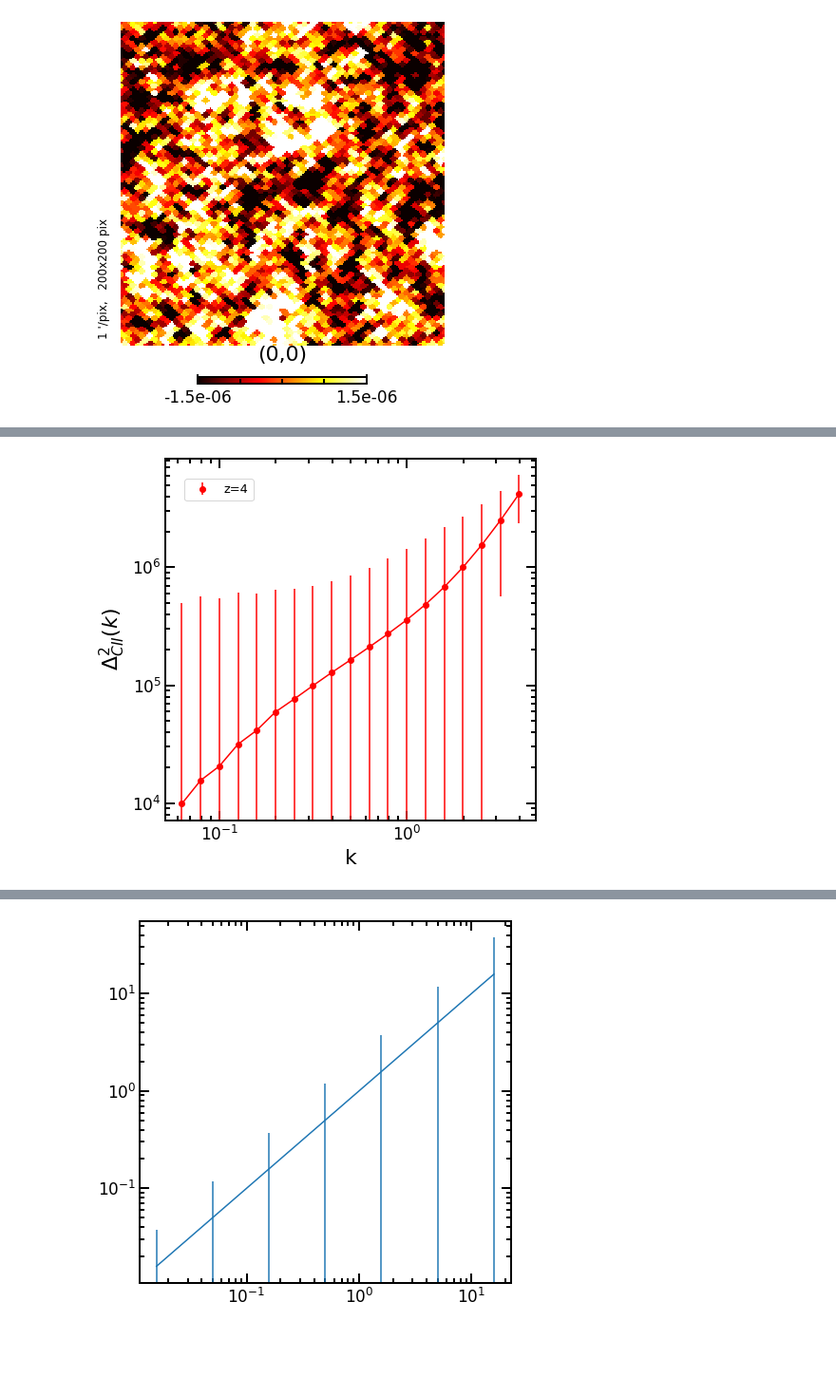
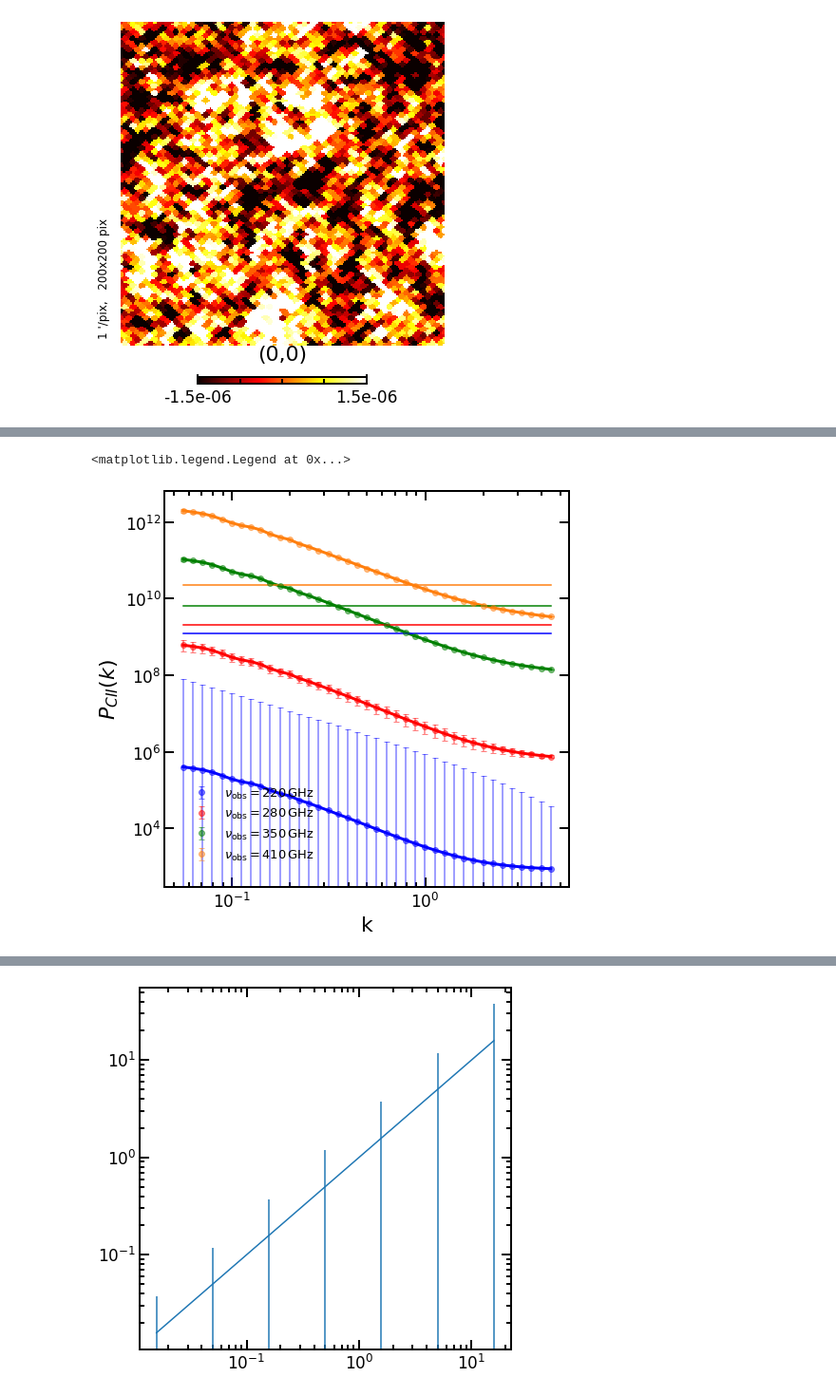
Before and after one commit to Anirbancosmo/Limpy, a Jupyter notebook: notebook/theory.ipynb, the cells around one changed output, grey strips where cells are left out. Shown: that part at 95% size. Saved outputs shown, nothing was run; the diff lists cells and outputs as text; code cells hidden in the pictures; blank space fills up the shorter version.

```diff
--- a/notebook/theory.ipynb
+++ b/notebook/theory.ipynb
@@ -332,17 +335,19 @@ def k_binning(kmin, kmax, ln_deltak):
     k_center=(kk[:-1]+delta_k)/2
     return k_center, delta_k
 
-k_center, delta_k=k_binning(1e-1, 1e1, ln_deltak=0.2)
+k_center, delta_k=k_binning(1e-1, 1e1, ln_deltak=0.035)
 
-zline=3.0
-snr=SNR_line(k_center,zline, delta_lnk=delta_k, A_s=8, B_nu=20, line_name='CII')
+nu_obs=280
+line_name='CII'
+z_line=lu.nu_obs_to_z(nu_obs, line_name=line_name)
+snr=SNR_line(k_center,nu_obs, delta_lnk=delta_k, A_s=8, B_nu=20, line_name=line_name)
 
-error_pk=error_pk_line(k_center,zline, delta_lnk=delta_k, A_s=8, B_nu=20, line_name='CII')
+error_pk=error_pk_line(k_center,nu_obs, delta_lnk=delta_k, A_s=8, B_nu=20, line_name=line_name)
 
-dktotal_cii=lt.Pk_line(k_center,zline,line_name=line_name,label='total',pk_unit='intensity')
+dktotal_cii=lt.Pk_line(k_center,z_line,line_name=line_name,label='total',pk_unit='intensity')
 
 
-plt.plot(k_center, dktotal_cii, 'blue',lw=3)
+#plt.plot(k_center, dktotal_cii, 'blue',lw=3)
 plt.errorbar(k_center, dktotal_cii, yerr=error_pk, color='C1', fmt='o', capsize=3)
 plt.tight_layout()
 plt.yscale('log')
@@ -377,29 +384,58 @@ def k_binning(kmin, kmax, ln_deltak):
 
 k_center, delta_k=k_binning(1e-1, 1e1, ln_deltak=0.1)
 
-z1=4
-z2=7
-snr_1=SNR_line(k_center,z1, delta_lnk=delta_k, A_s=8, B_nu=20, line_name='CII')
-error_1=error_pk_line(k_center,z1, delta_lnk=delta_k, A_s=8, B_nu=20, line_name='CII')
-error_1=k_center**3*error_1/(2*np.pi**2)
-dktotal_cii_1=lt.Pk_line(k_center,z1,line_name=line_name,label='total',pk_unit='intensity')
-
-snr_2=SNR_line(k_center,z2, delta_lnk=delta_k, A_s=8, B_nu=20, line_name='CII')
-error_2=error_pk_line(k_center,z2, delta_lnk=delta_k, A_s=8, B_nu=20, line_name='CII')
-error_2=k_center**3*error_2/(2*np.pi**2)
-dktotal_cii_2=lt.Pk_line(k_center,z2,line_name=line_name,label='total',pk_unit='intensity')
+nu_obs1=220
+nu_obs2=280
+nu_obs3=350
+nu_obs4=410
 
 
+k_center, delta_k=k_binning(1e-1, 1e1, ln_deltak=0.05)
 
-plt.plot(k_center, dktotal_cii_1, color='r')
-plt.errorbar(k_center, dktotal_cii_1, yerr=error_1, fmt='o', color='r', label='z=4')
+line_name='CII'
+z_line1=lu.nu_obs_to_z(nu_obs1, line_name=line_name)
+snr_1=SNR_line(k_center,nu_obs1, delta_lnk=delta_k, A_s=8, B_nu=20, line_name=line_name)
+error_pk_1=error_pk_line(k_center,nu_obs1, delta_lnk=delta_k, A_s=8, B_nu=20, line_name=line_name)
+dktotal_cii_1=lt.Pk_line(k_center,z_line1,line_name=line_name,label='total',pk_unit='intensity')
 
-#plt.plot(k_center, dktotal_cii_2, color='g')
-#plt.errorbar(k_center, dktotal_cii_2, yerr=error_2, fmt='o', color='g', label='z=7' )
+z_line2=lu.nu_obs_to_z(nu_obs2, line_name=line_name)
+snr_2=SNR_line(k_center,nu_obs2, delta_lnk=delta_k, A_s=8, B_nu=20, line_name=line_name)
+error_pk_2=error_pk_line(k_center,nu_obs2, delta_lnk=delta_k, A_s=8, B_nu=20, line_name=line_name)
+dktotal_cii_2=lt.Pk_line(k_center,z_line2,line_name=line_name,label='total',pk_unit='intensity')
 
+z_line3=lu.nu_obs_to_z(nu_obs3, line_name=line_name)
+snr_3=SNR_line(k_center,nu_obs3, delta_lnk=delta_k, A_s=8, B_nu=20, line_name=line_name)
+error_pk_3=error_pk_line(k_center,nu_obs3, delta_lnk=delta_k, A_s=8, B_nu=20, line_name=line_name)
+dktotal_cii_3=lt.Pk_line(k_center,z_line3,line_name=line_name,label='total',pk_unit='intensity')
+
+z_line4=lu.nu_obs_to_z(nu_obs4, line_name=line_name)
+snr_4=SNR_line(k_center,nu_obs4, delta_lnk=delta_k, A_s=8, B_nu=20, line_name=line_name)
+error_pk_4=error_pk_line(k_center,nu_obs4, delta_lnk=delta_k, A_s=8, B_nu=20, line_name=line_name)
+dktotal_cii_4=lt.Pk_line(k_center,z_line4,line_name=line_name,label='total',pk_unit='intensity')
+
+
+plt.plot(k_center, dktotal_cii_1, 'blue',lw=3)
+plt.plot(k_center, dktotal_cii_2, 'red',lw=3)
+plt.plot(k_center, dktotal_cii_3, 'g',lw=3)
+plt.plot(k_center, dktotal_cii_4, 'C1',lw=3)
+
+
+plt.errorbar(k_center, dktotal_cii_1, yerr=error_pk_1, color='blue', fmt='o', capsize=3, alpha=0.5, label=r"$\nu_{\rm obs}=220\, \mathrm{GHz}$" )
+plt.errorbar(k_center, dktotal_cii_2, yerr=error_pk_2, color='red', fmt='o', capsize=3, alpha=0.5, label=r"$\nu_{\rm obs}=280\, \mathrm{GHz}$")
+plt.errorbar(k_center, dktotal_cii_3, yerr=error_pk_3, color='g', fmt='o', capsize=3, alpha=0.5, label=r"$\nu_{\rm obs}=350\, \mathrm{GHz}$")
+plt.errorbar(k_center, dktotal_cii_4, yerr=error_pk_4, color='C1', fmt='o', capsize=3, alpha=0.5, label=r"$\nu_{\rm obs}=410\, \mathrm{GHz}$")
+
+klen=len(k_center)
+plt.plot(k_center, lu.P_noise_ccatp(nu=nu_obs1)*np.ones(klen), color='blue')
+plt.plot(k_center, lu.P_noise_ccatp(nu=nu_obs2)*np.ones(klen), color='red')
+plt.plot(k_center, lu.P_noise_ccatp(nu=nu_obs3)*np.ones(klen), color='g')
+plt.plot(k_center, lu.P_noise_ccatp(nu=nu_obs4)*np.ones(klen), color='C1')
+
+plt.tight_layout()
 plt.yscale('log')
 plt.xscale('log')
 plt.xlabel("k")
-plt.ylabel(r"$\Delta_{CII}^2(k)$")
-plt.legend(loc=0)
+plt.ylabel(r"$P_{CII}(k)$")
+plt.savefig("PCII_error.png")
+plt.legend(loc=0, frameon=False)
 # %% [output]
@@ -407 +450,2 @@ plt.legend(loc=0)
+<matplotlib.legend.Legend at 0x...>
-[figure, old version]
+[figure, new version]
```
Also changed, not shown: parts of 12 cells of this notebook, 3 other files.
